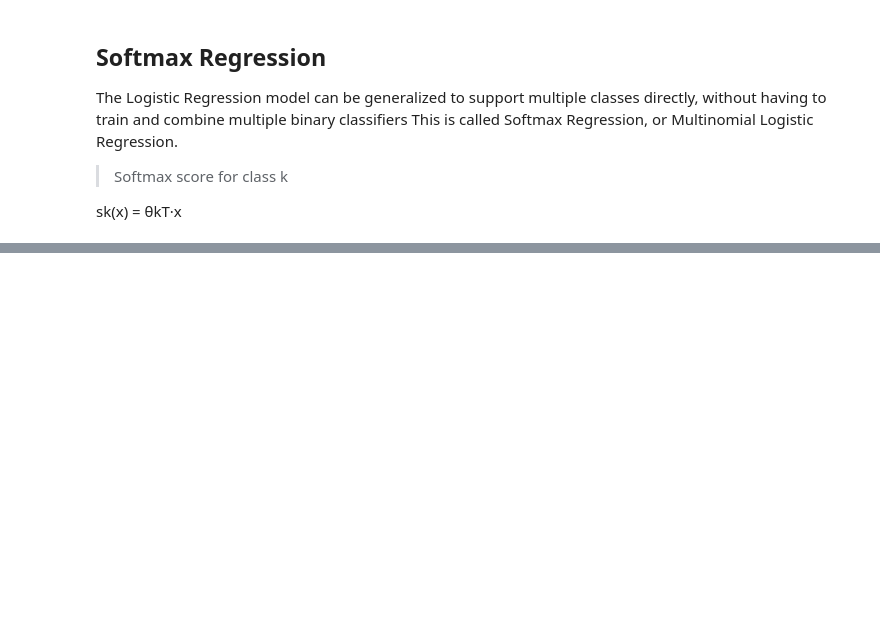
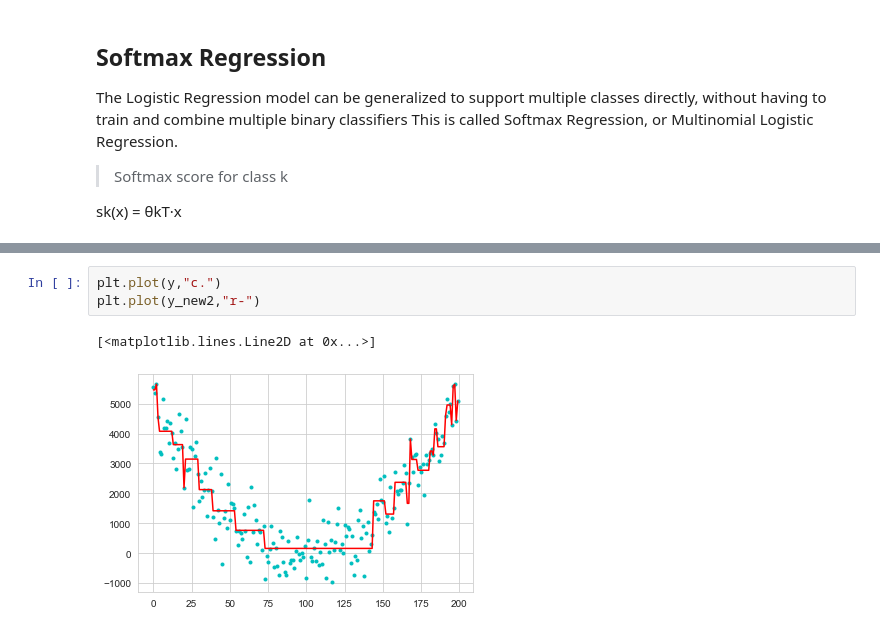
Before and after one commit to Kaushal1011/machine-learning, a Jupyter notebook: src/MasterNotebook.ipynb, the cells around one changed output, grey strips where cells are left out. Drawn from its saved outputs; the diff is of its cells as text; blank space fills up the shorter version.

```diff
--- a/src/MasterNotebook.ipynb
+++ b/src/MasterNotebook.ipynb
@@ -480,0 +684,6 @@ sk(x) = θkT·x
+# %%
+plt.plot(y,"c.")
+plt.plot(y_new2,"r-")
+# %% [output]
+[<matplotlib.lines.Line2D at 0x...>]
+[figure, added]
```
Also changed, not shown: parts of 55 cells of this notebook.
